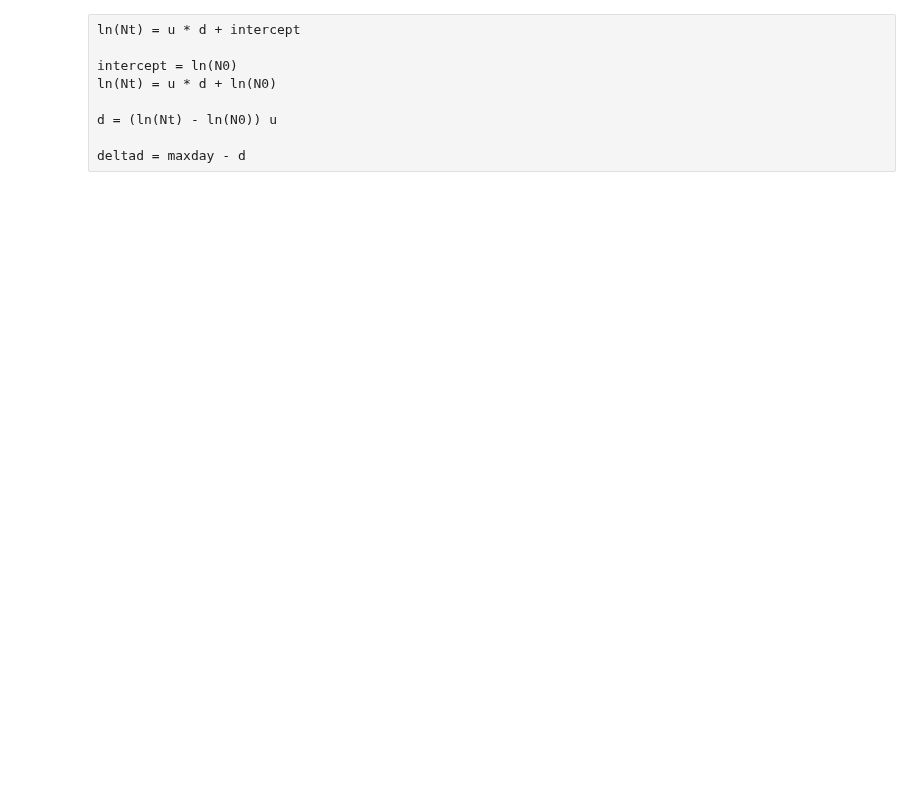
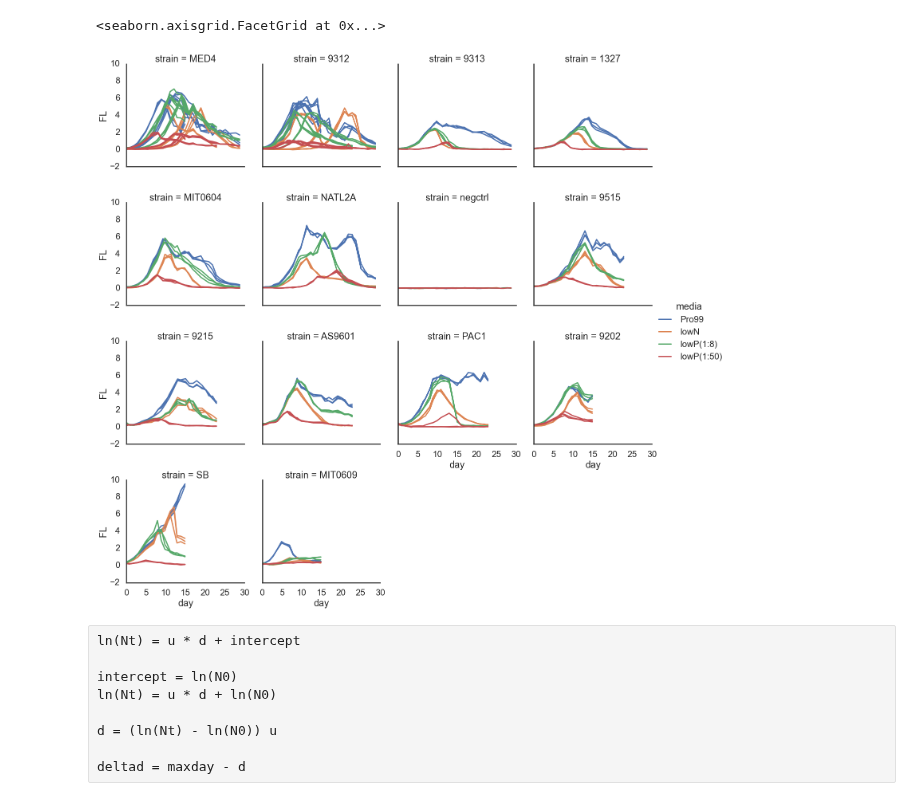
Before and after one commit to wosnat/ccpa, a Jupyter notebook: Yara growth rates.ipynb, the cells around one changed output. Saved outputs shown, nothing was run; the diff lists cells and outputs as text; code cells hidden in the pictures; blank space fills up the shorter version.

```diff
--- a/Yara growth rates.ipynb
+++ b/Yara growth rates.ipynb
@@ -86,8 +123,10 @@ y = pd.read_excel(xlsx_fname, sheet_name=None, index_col=0, header=None)
 # %%
 def _process(k,d):
     df = d.T
-    df['sheet_name'] = k
-    mdf =pd.melt(df, id_vars = ['Day', 'sheet_name', 'Date'], var_name='Sample', value_name='FL')
+    id_vars = [i for i in df.columns if i[2] in ['Day', 'Date']]
+    mdf = df.melt(id_vars=id_vars, var_name=['Sample', 'strain', 'media'], value_name='FL'
+                 ).rename(columns={i : i[2] for i in id_vars})
+    mdf['sheet_name'] = k
 
     return mdf
 
@@ -111,3 +134,8 @@ df
+# %%
+gmap = {  '(-) Pro99': 'Pro99',
+       '(-) lowN' : 'lowN', '(-) lowP 1:8' : 'lowP(1:8)', '(-) lowP 1:50' :  'lowP(1:50)', }
+for i,j in gmap.items():
+    df.loc[df.media.isin([i]), 'media'] = j
 # %%
 df.Sample.unique()
 # %% [output]
@@ -142,3 +177,16 @@ dtype: int64
+# %%
+sns.relplot(
+    data=df,
+    x='day', y='FL',
+    col='strain', hue='media',
+    kind='line',
+    col_wrap=4,
+    units='group_sample', estimator=None,
+    #units='sheet_name', estimator=None,
+           )
+# %% [output]
+<seaborn.axisgrid.FacetGrid at 0x...>
+[figure, added]
 # %%
 def calculate_lag(d):
     minday_fl_threshold = 0.1
```
Also changed, not shown: parts of 39 cells of this notebook, 5 other files.
